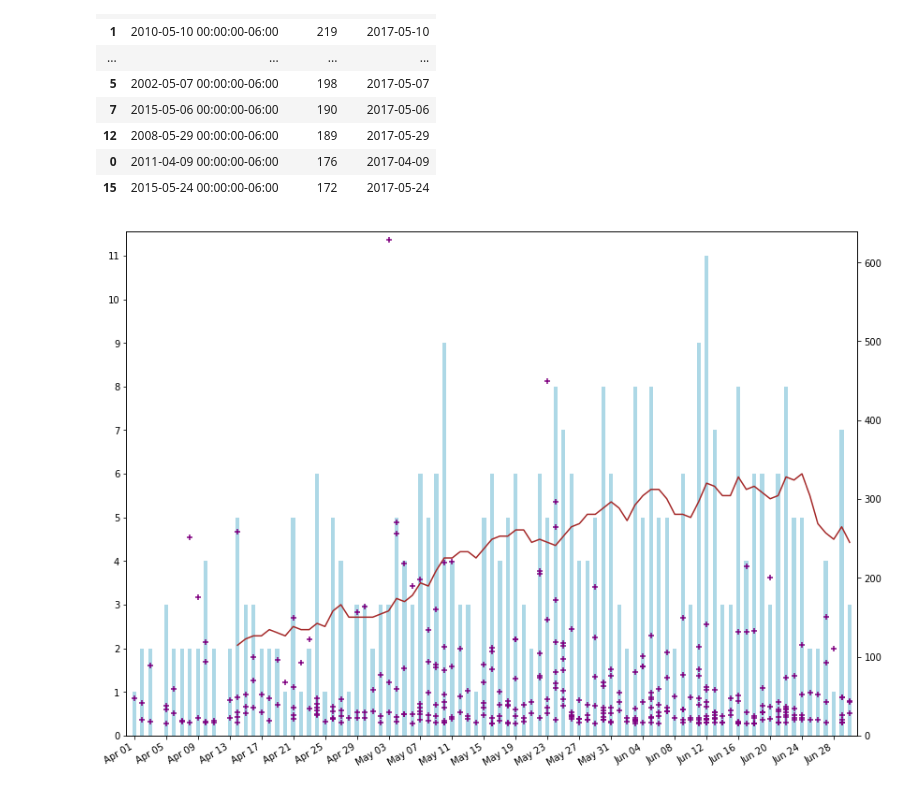
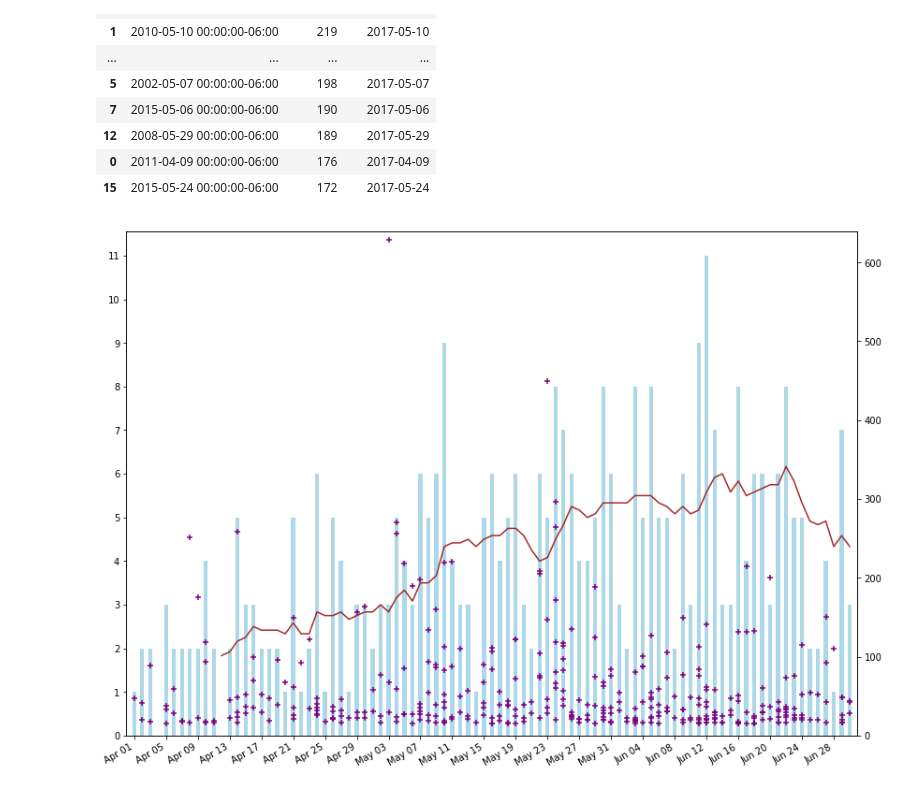
Before and after one commit to wxmann/tc-analysis, a Jupyter notebook: notebooks/Days with Most Tornadoes 3.ipynb, the cells around one changed output. Cells and saved outputs as stored; diff of their text form; code cells hidden in the pictures.

```diff
--- a/notebooks/Days with Most Tornadoes 3.ipynb
+++ b/notebooks/Days with Most Tornadoes 3.ipynb
@@ -171,26 +171,26 @@ def moving_avg(numdays):
 # %%
 import matplotlib.pyplot as plt
 import matplotlib.dates as mdates
 from datetime import date
 
 fig, ax = plt.subplots(figsize=(14, 11))
 ax.bar(clust_distr['date'], clust_distr['clust_dates'], color='lightblue', width=0.5)
-ax.plot(moving_avg(14), color='brown', linewidth=1.5)
+ax.plot(moving_avg(12), color='brown', linewidth=1.5)
 
 datemin = date(2017, 3, 31)
 datemax = date(2017, 7, 1)
 ax.set_xlim(datemin, datemax)
 ax.set_yticks(range(max(clust_distr.clust_dates) + 1))
 
 ax2 = ax.twinx()
 ax2.scatter(clust_biggest['dummy_date'].values, clust_biggest['biggest'].values,
             color='purple', marker='+', s=45)
 ax2.set_ylim(0, clust_biggest['biggest'].max() + 10)
 
 ax2.set_xlim(datemin, datemax)
 ax2.xaxis.set_major_locator(mdates.DayLocator(interval=4))
 ax2.xaxis.set_major_formatter(mdates.DateFormatter('%b %d'))
 
 fig.autofmt_xdate()
 # %% [output]
-[figure, old version]
+[figure, new version]
```
Also changed, not shown: parts of 1 cell of this notebook, 1 other file.
